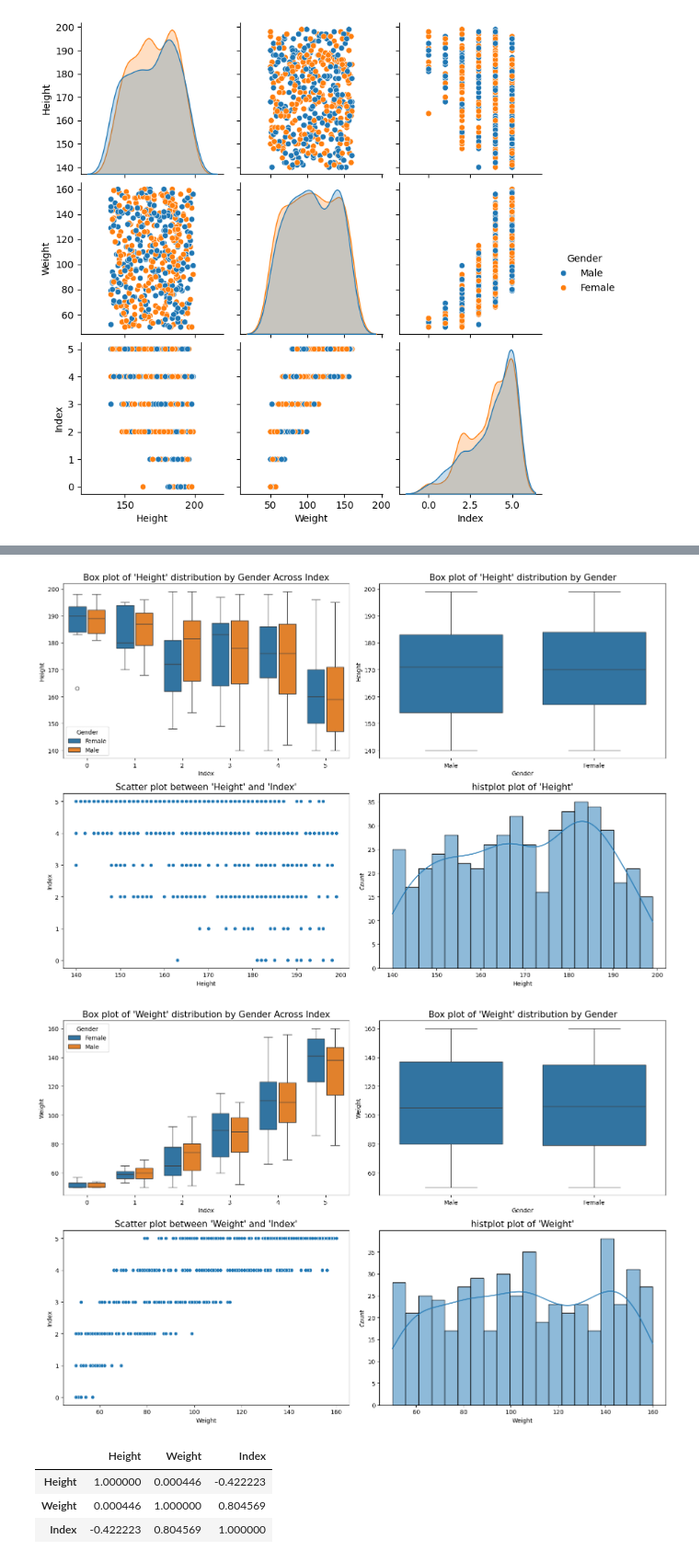
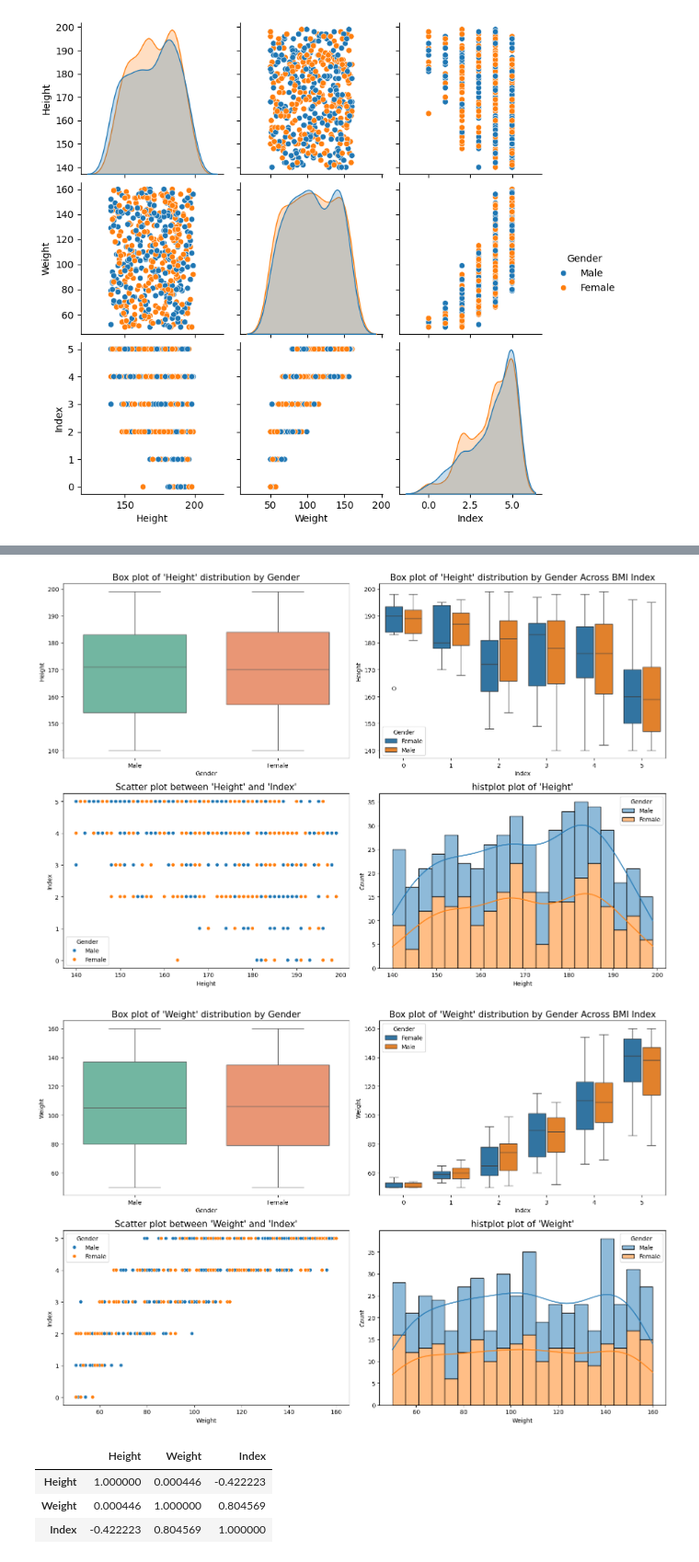
Before and after one commit to buddhathapa12/machine-learning, a Jupyter notebook: classification_assignment2/E923Q669_Assignment2.ipynb, the cells around one changed output, grey strips where cells are left out. Shown at 92% size. Saved outputs shown, nothing was run; the diff lists cells and outputs as text; code cells hidden in the pictures.

```diff
--- a/classification_assignment2/E923Q669_Assignment2.ipynb
+++ b/classification_assignment2/E923Q669_Assignment2.ipynb
@@ -54,24 +95,26 @@ plt.show()
 # %%
+# plotting various graphs for height and weight features.
 column_names = data_frame.columns
 
 for column_name in column_names:
     if(column_name not in ["Gender", "Index"]):
         fig, axs = plt.subplots(2, 2, figsize = (15, 10))
-        sns.boxplot(data= data_frame, y= column_name, x= "Index", hue= "Gender",ax= axs[0, 0], gap= 0.1)
-        axs[0, 0].set_title(f"Box plot of '{column_name}' distribution by Gender Across Index", fontsize = 15)
 
-        sns.boxplot(data= data_frame, y= column_name, x= "Gender", ax= axs[0, 1], gap= 0.1)
-        axs[0, 1].set_title(f"Box plot of '{column_name}' distribution by Gender", fontsize = 15)
+        sns.boxplot(data= data_frame, y= column_name, x= "Gender", ax= axs[0, 0], gap= 0.1, hue= "Gender", palette="Set2")
+        axs[0, 0].set_title(f"Box plot of '{column_name}' distribution by Gender", fontsize = 15)
 
-        sns.scatterplot(data= data_frame, x= column_name, y= "Index" , ax = axs[1, 0])
+        sns.boxplot(data= data_frame, y= column_name, x= "Index", hue= "Gender",ax= axs[0, 1], gap= 0.1)
+        axs[0, 1].set_title(f"Box plot of '{column_name}' distribution by Gender Across BMI Index", fontsize = 15)
+
+        sns.scatterplot(data= data_frame, x= column_name, y= "Index" , ax = axs[1, 0], hue= "Gender")
         axs[1, 0].set_title(f"Scatter plot between '{column_name}' and 'Index'", fontsize = 15)
 
-        sns.histplot(data= data_frame, x= column_name, kde=True,bins = 20, ax = axs[1, 1])
+        sns.histplot(data= data_frame, x= column_name, kde=True,bins = 20, ax = axs[1, 1], hue= "Gender", multiple="stack")
         axs[1, 1].set_title(f"histplot plot of '{column_name}'", fontsize = 15)
 
         plt.tight_layout()
         plt.show()
 # %% [output]
-[figure, old version]
+[figure, new version]
-[figure, old version]
+[figure, new version]
 # %%
```
Also changed, not shown: parts of 66 cells of this notebook, 1 other file.
